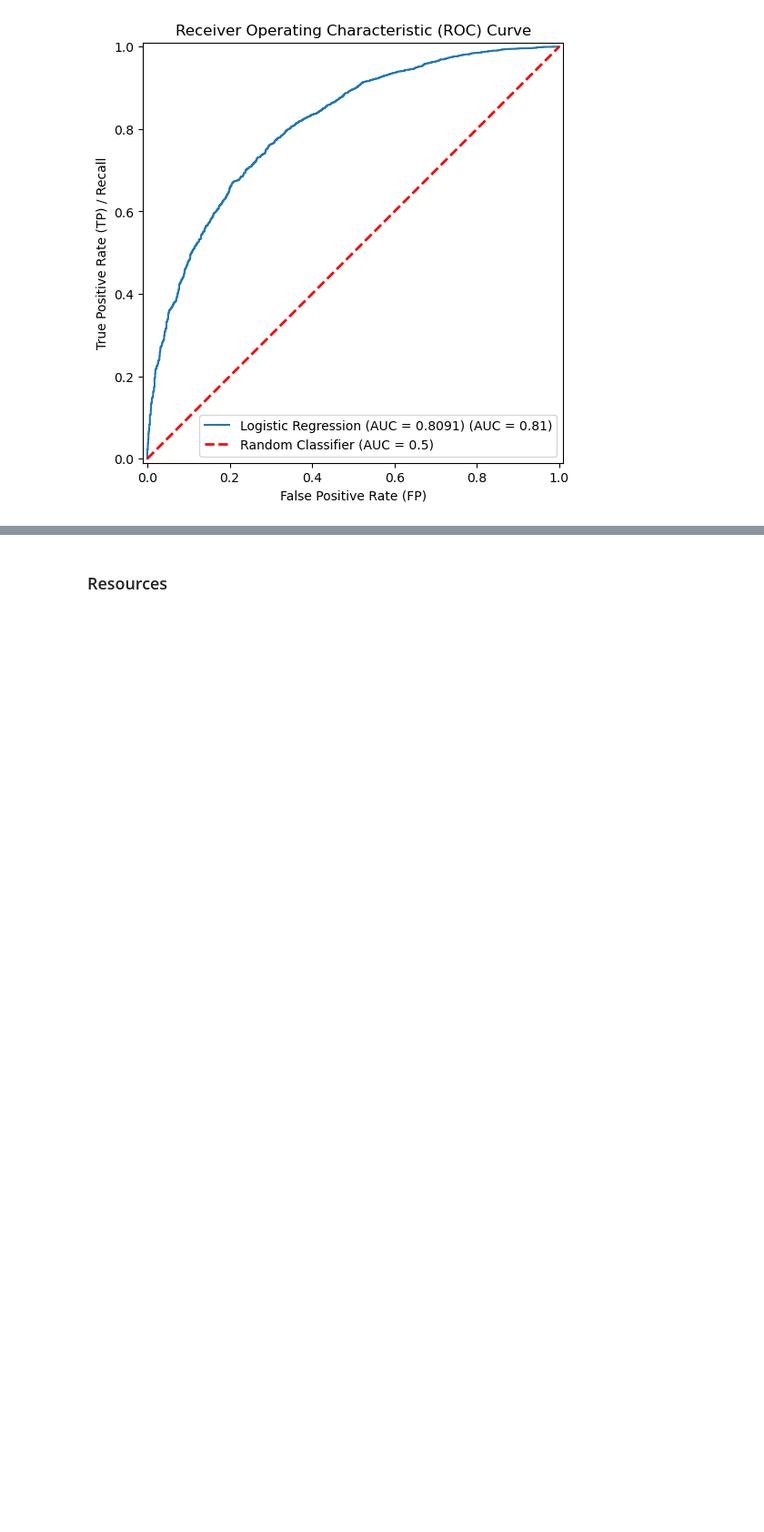
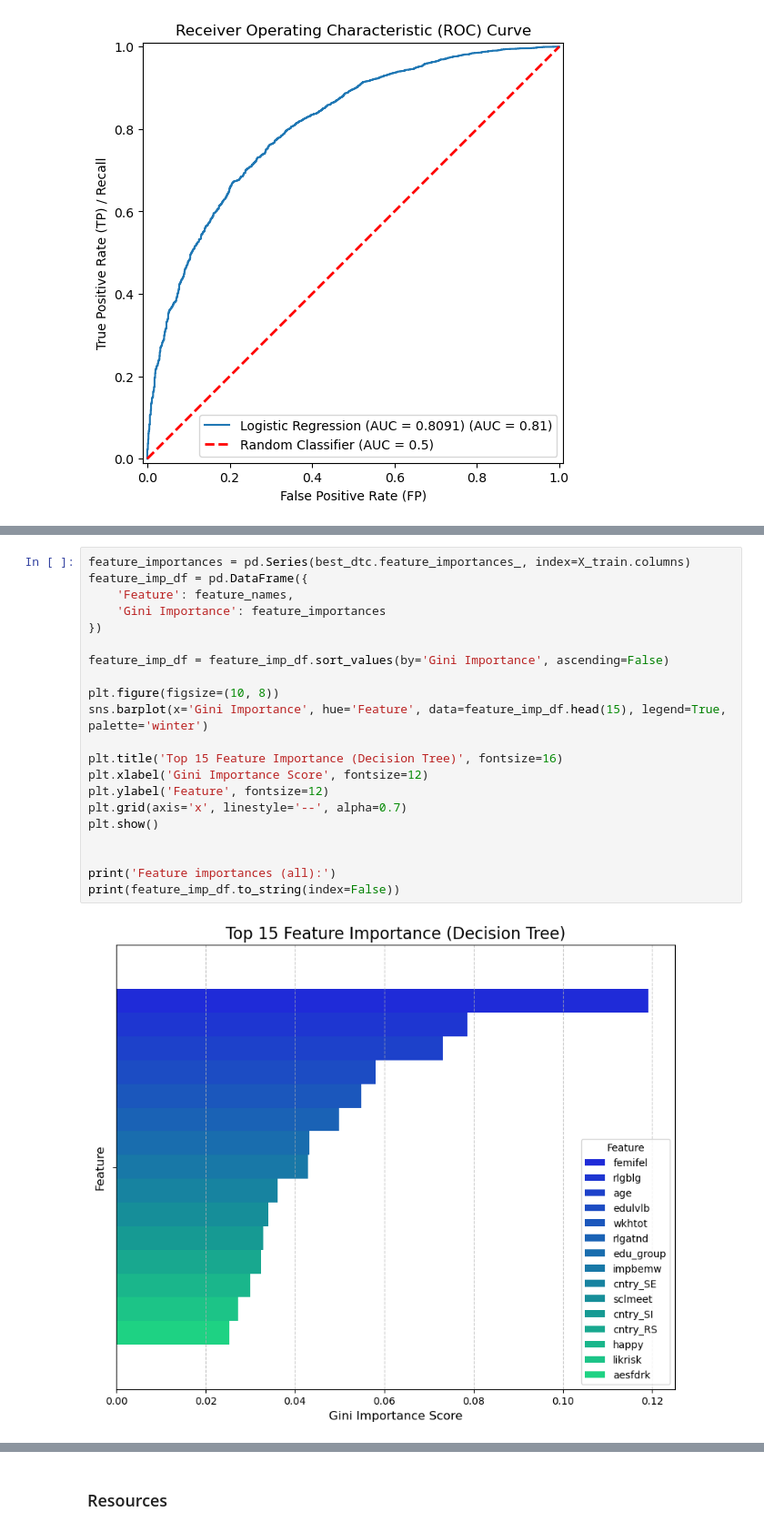
Before and after one commit to julia-martyniuk/ML_2_Classification, a Jupyter notebook: Classification.ipynb, the cells around one changed output, grey strips where cells are left out. Shown at 91% size. Drawn from its saved outputs; the diff is of its cells as text; blank space fills up the shorter version.

```diff
--- a/Classification.ipynb
+++ b/Classification.ipynb
@@ -914,0 +1195,23 @@ plt.show()
+# %%
+feature_importances = pd.Series(best_dtc.feature_importances_, index=X_train.columns)
+feature_imp_df = pd.DataFrame({
+    'Feature': feature_names,
+    'Gini Importance': feature_importances
+})
+
+feature_imp_df = feature_imp_df.sort_values(by='Gini Importance', ascending=False)
+
+plt.figure(figsize=(10, 8))
+sns.barplot(x='Gini Importance', hue='Feature', data=feature_imp_df.head(15), legend=True,  palette='winter')
+
+plt.title('Top 15 Feature Importance (Decision Tree)', fontsize=16)
+plt.xlabel('Gini Importance Score', fontsize=12)
+plt.ylabel('Feature', fontsize=12)
+plt.grid(axis='x', linestyle='--', alpha=0.7)
+plt.show()
+
+
+print('Feature importances (all):')
+print(feature_imp_df.to_string(index=False))
+# %% [output]
+[figure, added]
```
Also changed, not shown: parts of 22 cells of this notebook.
